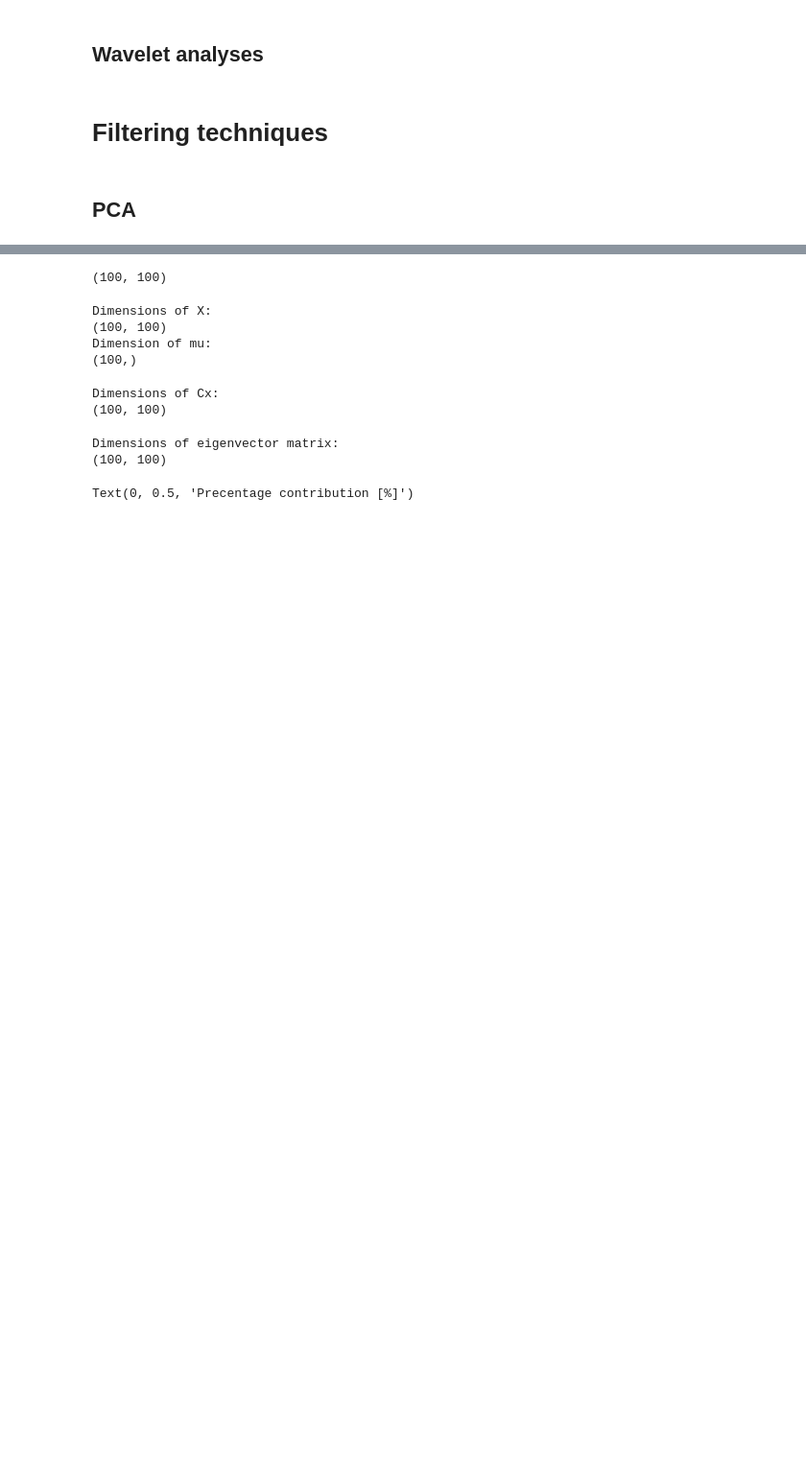
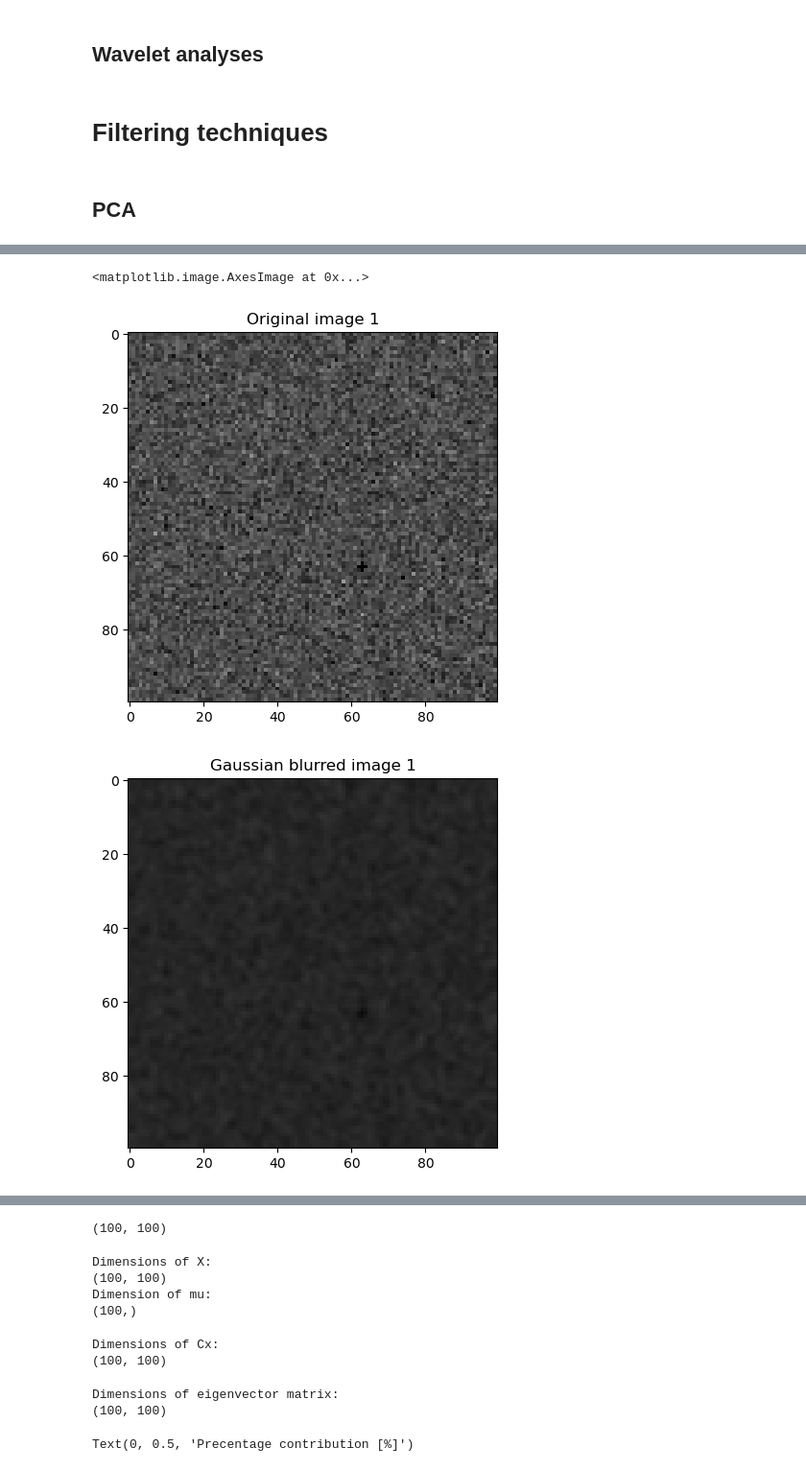
Before and after one commit to Ettiene11/https---github.com-Ettiene11-EERI414_Exam, a Jupyter notebook: EERI414Eks2024a.ipynb, the cells around one changed output, grey strips where cells are left out. Shown: that part at 96% size. Cells and saved outputs as stored; diff of their text form; code cells hidden in the pictures; blank space fills up the shorter version.

```diff
--- a/EERI414Eks2024a.ipynb
+++ b/EERI414Eks2024a.ipynb
@@ -312,17 +313,21 @@ print(gray.shape)
 # %%
-# import cv2
-# kernel = 1/32 * np.array([[1, 2, 1],
-# [2, 4, 2],
-# [1, 2, 1]])
+import cv2
+kernel = 1/32 * np.array([[1, 2, 1],
+[2, 4, 2],
+[1, 2, 1]])
 
-# blurred1 = cv2.filter2D(beeld, -1, kernel)
+blurred1 = cv2.filter2D(beeld, -1, kernel)
 
-# plt.figure(figsize=[5,5])
-# plt.figure(1)
-# plt.title('Original image 1')
-# plt.imshow(beeld, cmap='gray')
-# plt.figure(figsize=[5,5])
-# plt.figure(2)
-# plt.title('Gaussian blurred image 1')
-# plt.imshow(blurred1, cmap='gray')
+plt.figure(figsize=[5,5])
+plt.figure(1)
+plt.title('Original image 1')
+plt.imshow(beeld, cmap='gray')
+plt.figure(figsize=[5,5])
+plt.figure(2)
+plt.title('Gaussian blurred image 1')
+plt.imshow(blurred1, cmap='gray')
+# %% [output]
+<matplotlib.image.AxesImage at 0x...>
+[figure, added]
+[figure, added]
 # %%
```
Also changed, not shown: parts of 9 cells of this notebook, 2 other files.
